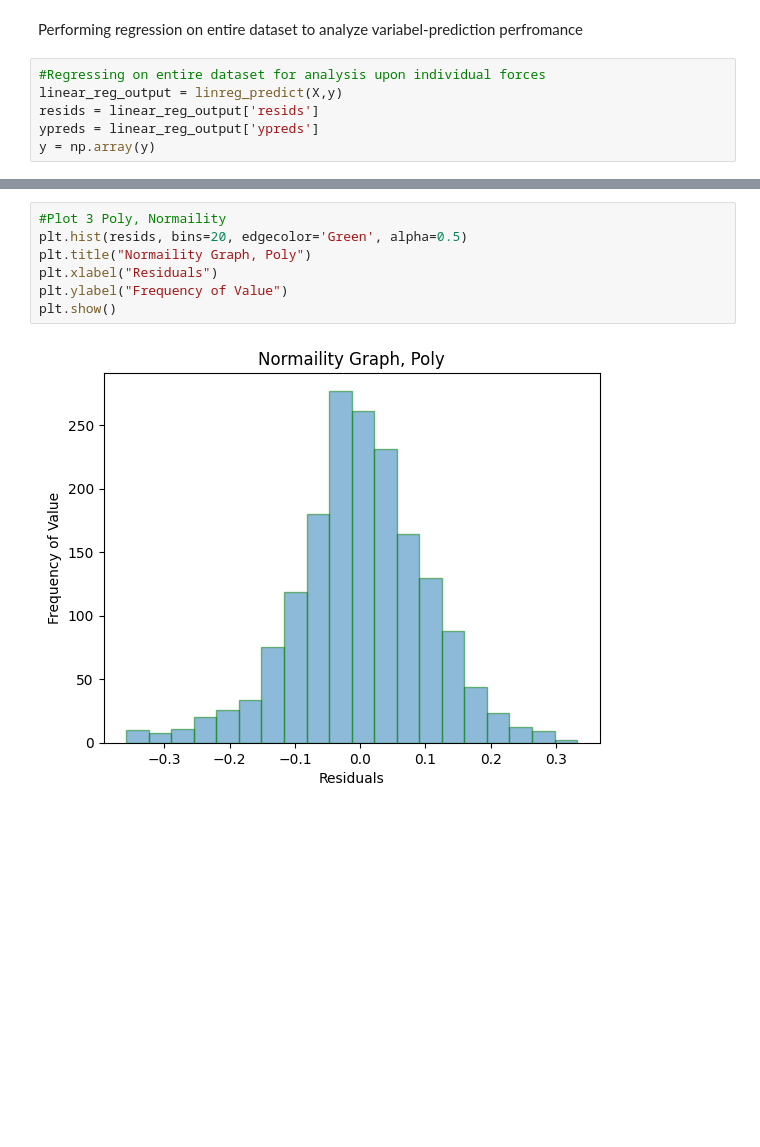
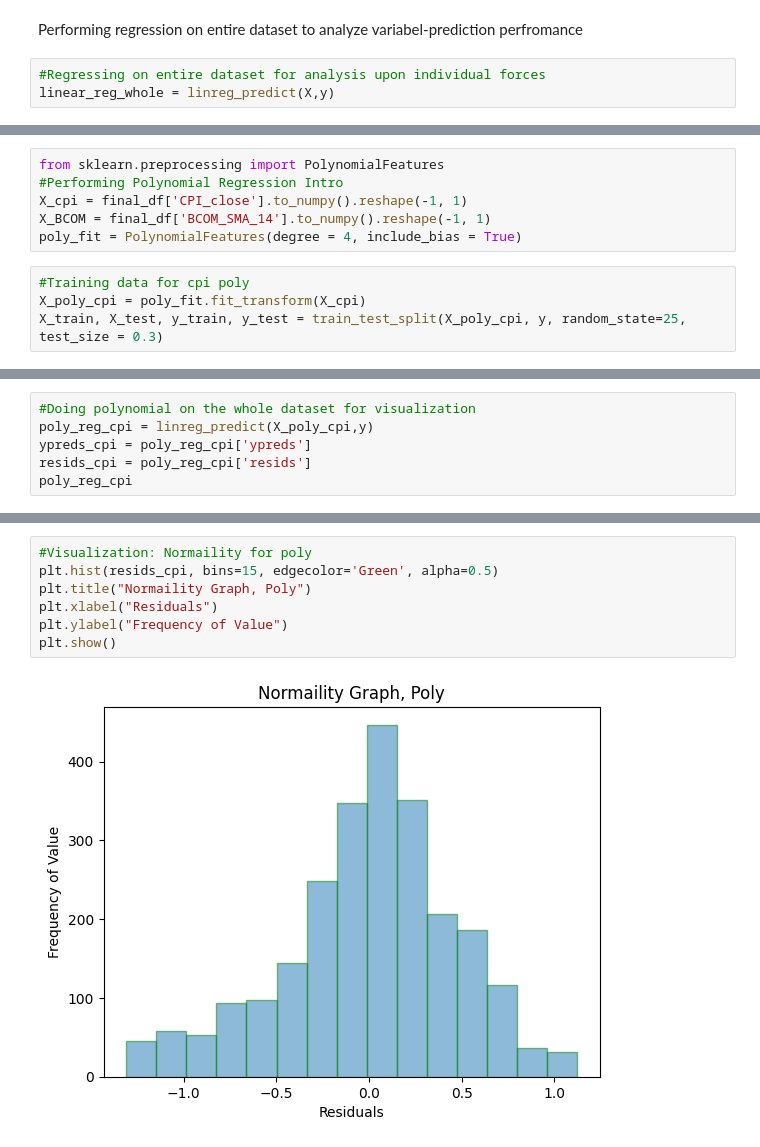
Before and after one commit to MichaelRicardo77/DS2500Proj, a Jupyter notebook: initial_working.ipynb, the cells around one changed output, grey strips where cells are left out. Drawn from its saved outputs; the diff is of its cells as text; blank space fills up the shorter version.

```diff
--- a/initial_working.ipynb
+++ b/initial_working.ipynb
@@ -243,7 +245,4 @@ plt.show()
 Performing regression on entire dataset to analyze variabel-prediction perfromance
 # %%
 #Regressing on entire dataset for analysis upon individual forces
-linear_reg_output = linreg_predict(X,y)
-resids = linear_reg_output['resids']
-ypreds = linear_reg_output['ypreds']
-y = np.array(y)
+linear_reg_whole = linreg_predict(X,y)
@@ -365,0 +309,10 @@ plt.show()
+# %%
+from sklearn.preprocessing import PolynomialFeatures
+#Performing Polynomial Regression Intro
+X_cpi = final_df['CPI_close'].to_numpy().reshape(-1, 1)
+X_BCOM = final_df['BCOM_SMA_14'].to_numpy().reshape(-1, 1)
+poly_fit = PolynomialFeatures(degree = 4, include_bias = True)
+# %%
+#Training data for cpi poly
+X_poly_cpi = poly_fit.fit_transform(X_cpi)
+X_train, X_test, y_train, y_test = train_test_split(X_poly_cpi, y, random_state=25, test_size = 0.3)
@@ -365,0 +344,6 @@ plt.show()
+# %%
+#Doing polynomial on the whole dataset for visualization
+poly_reg_cpi = linreg_predict(X_poly_cpi,y)
+ypreds_cpi = poly_reg_cpi['ypreds']
+resids_cpi = poly_reg_cpi['resids']
+poly_reg_cpi
@@ -366,10 +409,10 @@ plt.show()
 # %%
-#Plot 3 Poly, Normaility
-plt.hist(resids, bins=20, edgecolor='Green', alpha=0.5)
+#Visualization: Normaility for poly
+plt.hist(resids_cpi, bins=15, edgecolor='Green', alpha=0.5)
 plt.title("Normaility Graph, Poly")
 plt.xlabel("Residuals")
 plt.ylabel("Frequency of Value")
 plt.show()
 # %% [output]
-[figure, old version]
+[figure, new version]
 # %% [markdown]
```
Also changed, not shown: parts of 27 cells of this notebook.
